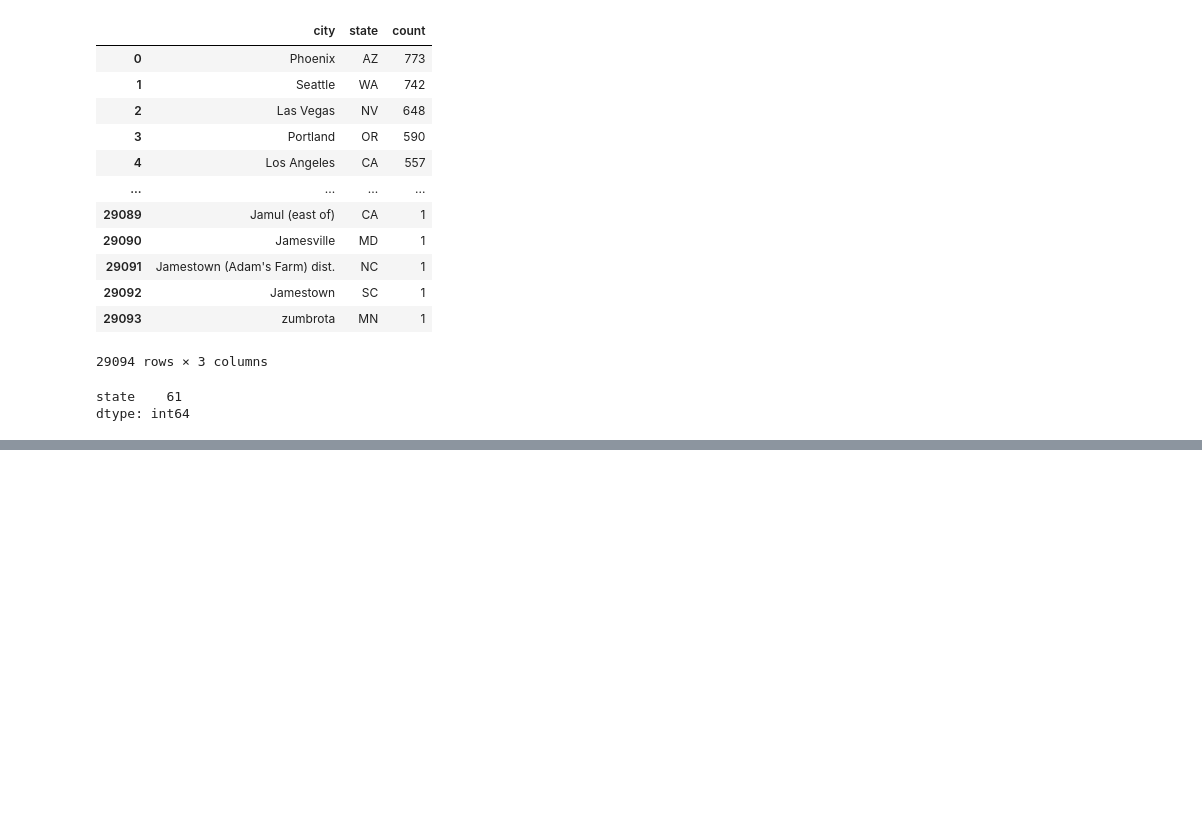
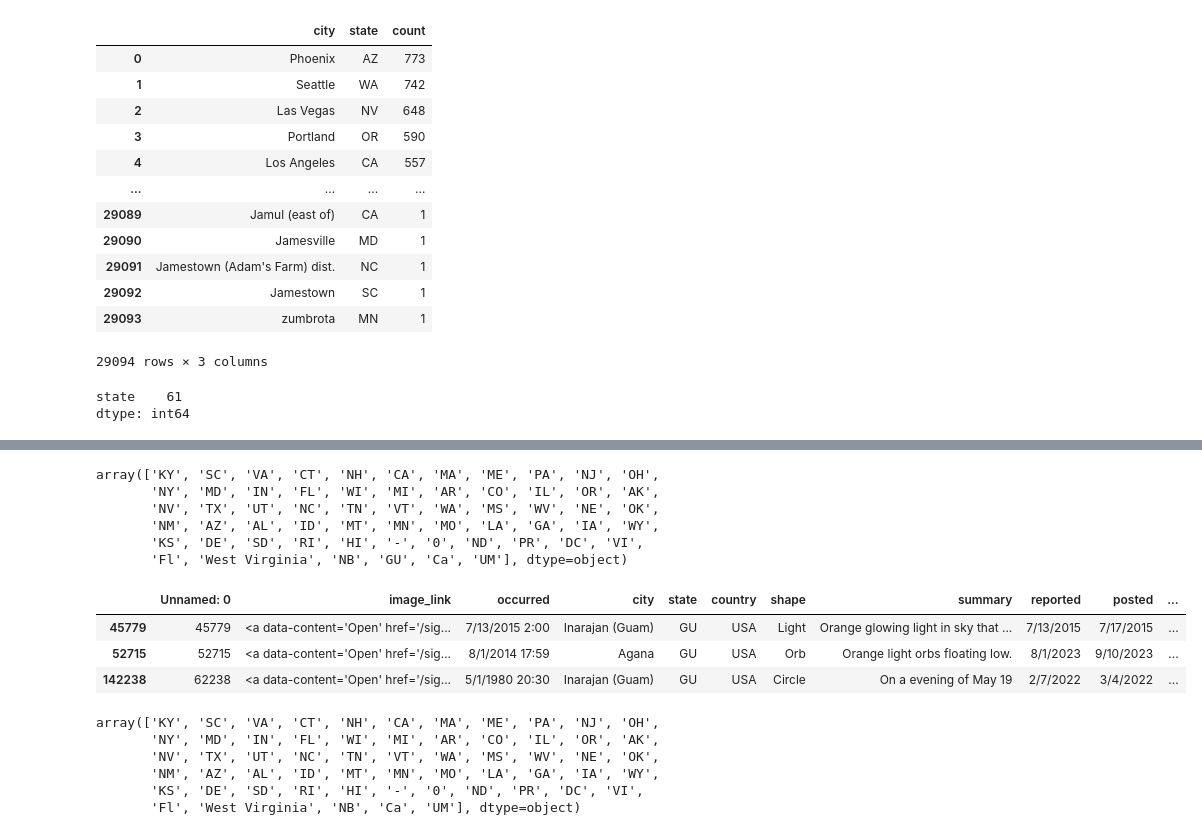
Before and after one commit to t-white-21/ufo-exploration, a Jupyter notebook: notebooks/ufo_sightings.ipynb, the cells around one changed output, grey strips where cells are left out. Cells and saved outputs as stored; diff of their text form; code cells hidden in the pictures; blank space fills up the shorter version.

```diff
--- a/notebooks/ufo_sightings.ipynb
+++ b/notebooks/ufo_sightings.ipynb
@@ -91,0 +78,16 @@ Name: state, Length: 132522, dtype: object>
+# %%
+usa_ufos.state.unique()
+# %% [output]
+array(['KY', 'SC', 'VA', 'CT', 'NH', 'CA', 'MA', 'ME', 'PA', 'NJ', 'OH',
+       'NY', 'MD', 'IN', 'FL', 'WI', 'MI', 'AR', 'CO', 'IL', 'OR', 'AK',
+       'NV', 'TX', 'UT', 'NC', 'TN', 'VT', 'WA', 'MS', 'WV', 'NE', 'OK',
+       'NM', 'AZ', 'AL', 'ID', 'MT', 'MN', 'MO', 'LA', 'GA', 'IA', 'WY',
+       'KS', 'DE', 'SD', 'RI', 'HI', '-', '0', 'ND', 'PR', 'DC', 'VI',
+       'Fl', 'West Virginia', 'NB', 'GU', 'Ca', 'UM'], dtype=object)
+# %%
+usa_ufos[usa_ufos['state'] == 'GU']
+# %% [output]
+|  | Unnamed: 0 | image_link | occurred | city | state | country | shape | summary | reported | posted | ... |
+| 45779 | 45779 | <a data-content='Open' href='/sig... | 7/13/2015 2:00 | Inarajan (Guam) | GU | USA | Light | Orange glowing light in sky that ... | 7/13/2015 | 7/17/2015 | ... |
+| 52715 | 52715 | <a data-content='Open' href='/sig... | 8/1/2014 17:59 | Agana | GU | USA | Orb | Orange light orbs floating low. | 8/1/2023 | 9/10/2023 | ... |
+| 142238 | 62238 | <a data-content='Open' href='/sig... | 5/1/1980 20:30 | Inarajan (Guam) | GU | USA | Circle | On a evening of May 19 | 2/7/2022 | 3/4/2022 | ... |
@@ -91,0 +96,9 @@ Name: state, Length: 132522, dtype: object>
+# %%
+usa_ufos.state.unique()
+# %% [output]
+array(['KY', 'SC', 'VA', 'CT', 'NH', 'CA', 'MA', 'ME', 'PA', 'NJ', 'OH',
+       'NY', 'MD', 'IN', 'FL', 'WI', 'MI', 'AR', 'CO', 'IL', 'OR', 'AK',
+       'NV', 'TX', 'UT', 'NC', 'TN', 'VT', 'WA', 'MS', 'WV', 'NE', 'OK',
+       'NM', 'AZ', 'AL', 'ID', 'MT', 'MN', 'MO', 'LA', 'GA', 'IA', 'WY',
+       'KS', 'DE', 'SD', 'RI', 'HI', '-', '0', 'ND', 'PR', 'DC', 'VI',
+       'Fl', 'West Virginia', 'NB', 'Ca', 'UM'], dtype=object)
```
Also changed, not shown: parts of 10 cells of this notebook.
